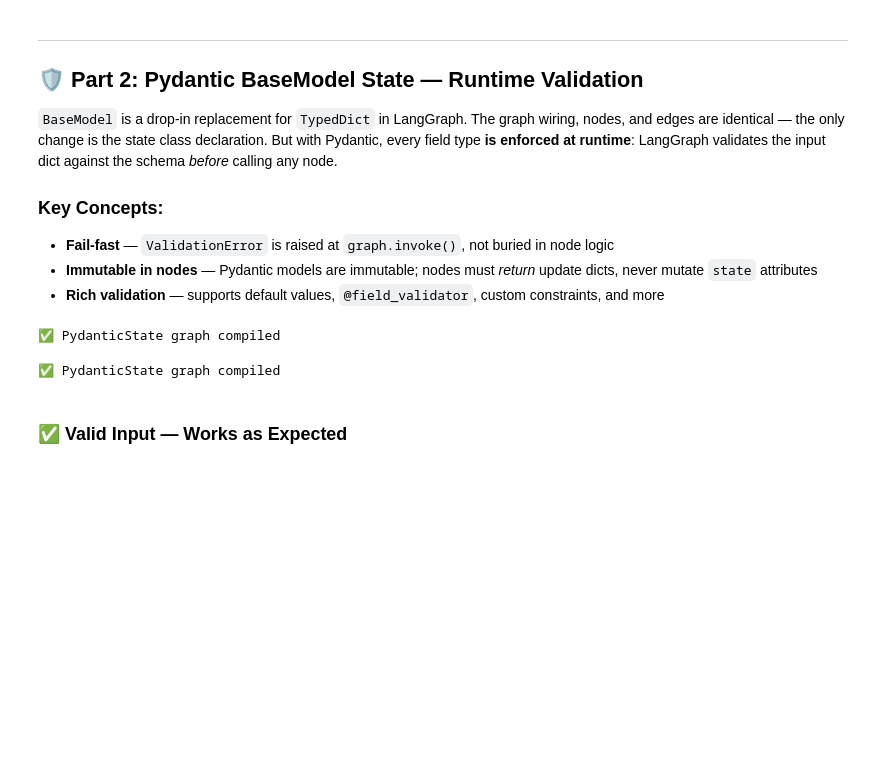
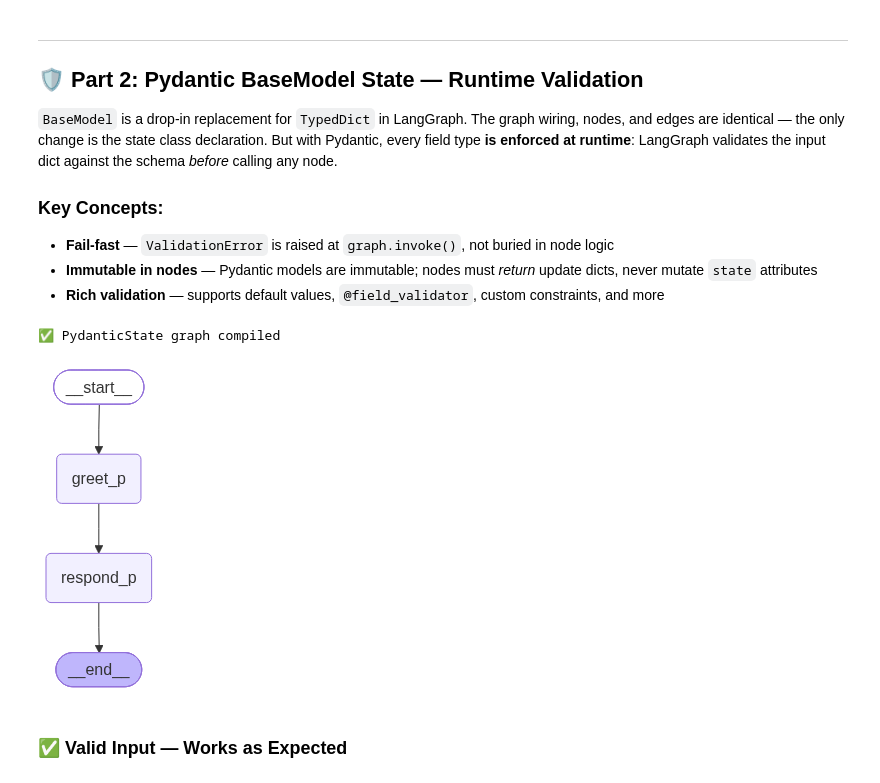
Before and after one commit to Sourav692/AI-ENGINEERING-DEMYSTIFIED, a Jupyter notebook: 03_LangGraph_Fundamentals/01_Foundations/08_Pydantic_State_Validation.ipynb, the cells around one changed output. Cells and saved outputs as stored; diff of their text form; code cells hidden in the pictures; blank space fills up the shorter version.

```diff
--- a/03_LangGraph_Fundamentals/01_Foundations/08_Pydantic_State_Validation.ipynb
+++ b/03_LangGraph_Fundamentals/01_Foundations/08_Pydantic_State_Validation.ipynb
@@ -151,8 +151,9 @@ print("✅ PydanticState graph compiled")
 # %% [output]
 ✅ PydanticState graph compiled
 # %%
+pydantic_graph
 # %% [output]
-✅ PydanticState graph compiled
+[figure, added]
 # %% [markdown]
 ### ✅ Valid Input — Works as Expected
 # %%
```
Also changed, not shown: parts of 1 cell of this notebook, 12 other files.
